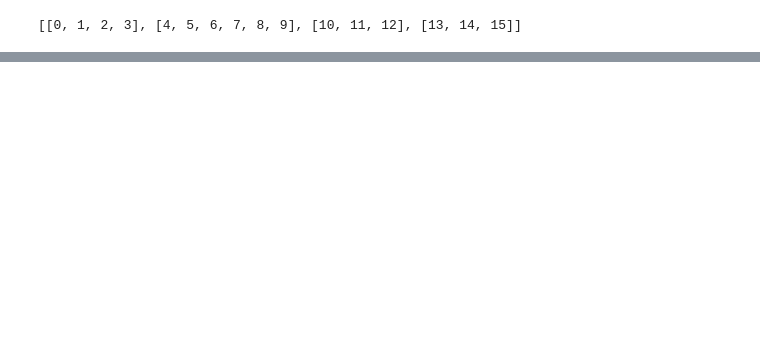
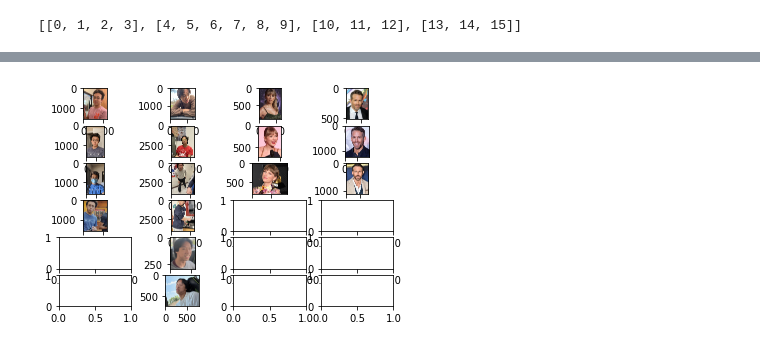
Before and after one commit to bpanguluru/Week2Capstone, a Jupyter notebook: Untitled.ipynb, the cells around one changed output, grey strips where cells are left out. Saved outputs shown, nothing was run; the diff lists cells and outputs as text; code cells hidden in the pictures; blank space fills up the shorter version.

```diff
--- a/Untitled.ipynb
+++ b/Untitled.ipynb
@@ -122,0 +109,11 @@ print(str(labels))
+# %%
+fig, axs = plt.subplots(longest, len(labels))
+
+for j in range(len(labels)):
+    for i in range(len(labels[j])):
+
+        #axs[i, j].imshow(functions.load_image(nodes[labels[i][j]].file_path))
+
+        axs[i, j].imshow(functions.load_image(labels[j][i].file_path))
+# %% [output]
+[figure, added]
```
Also changed, not shown: parts of 10 cells of this notebook, 1 other file.
